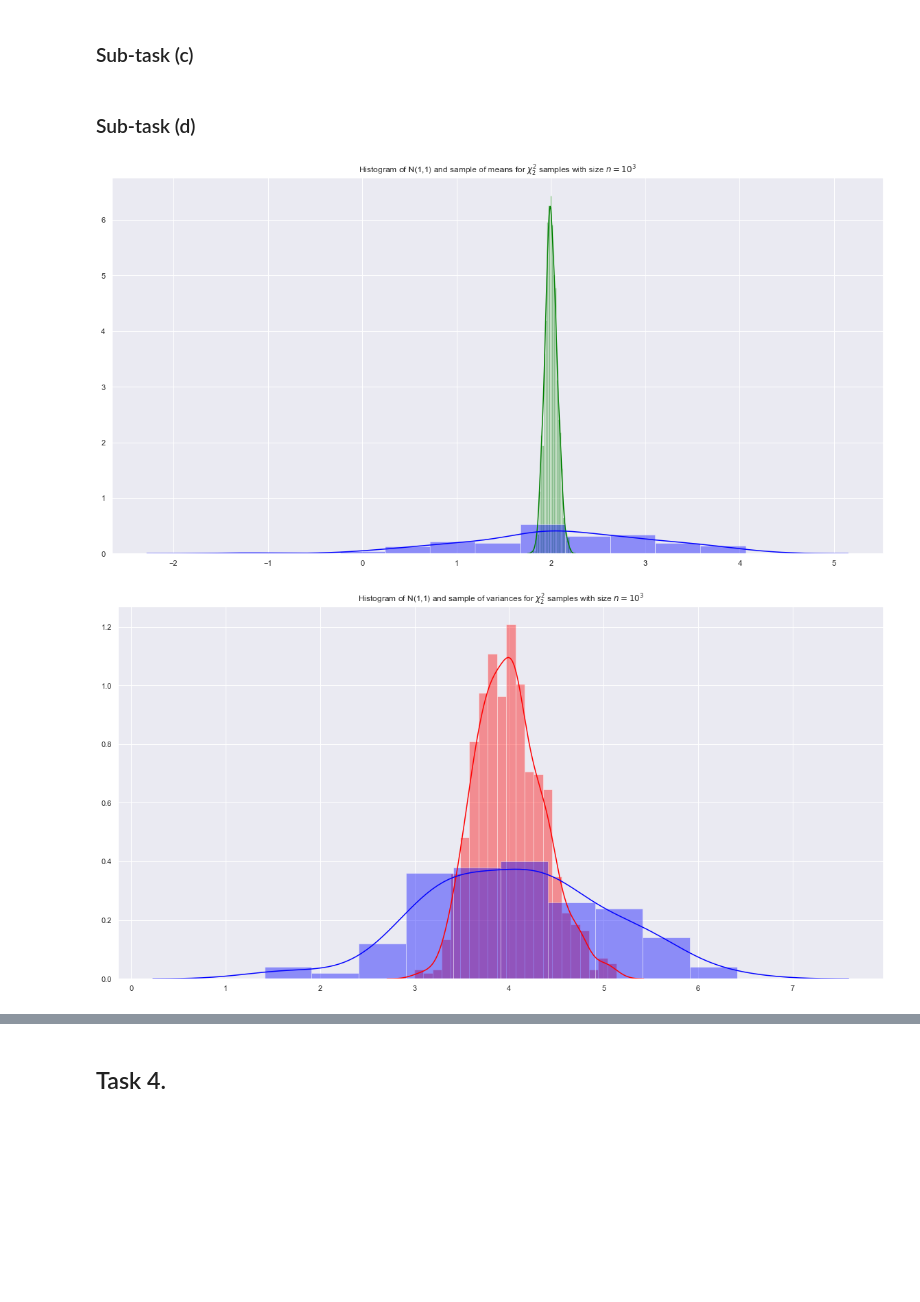
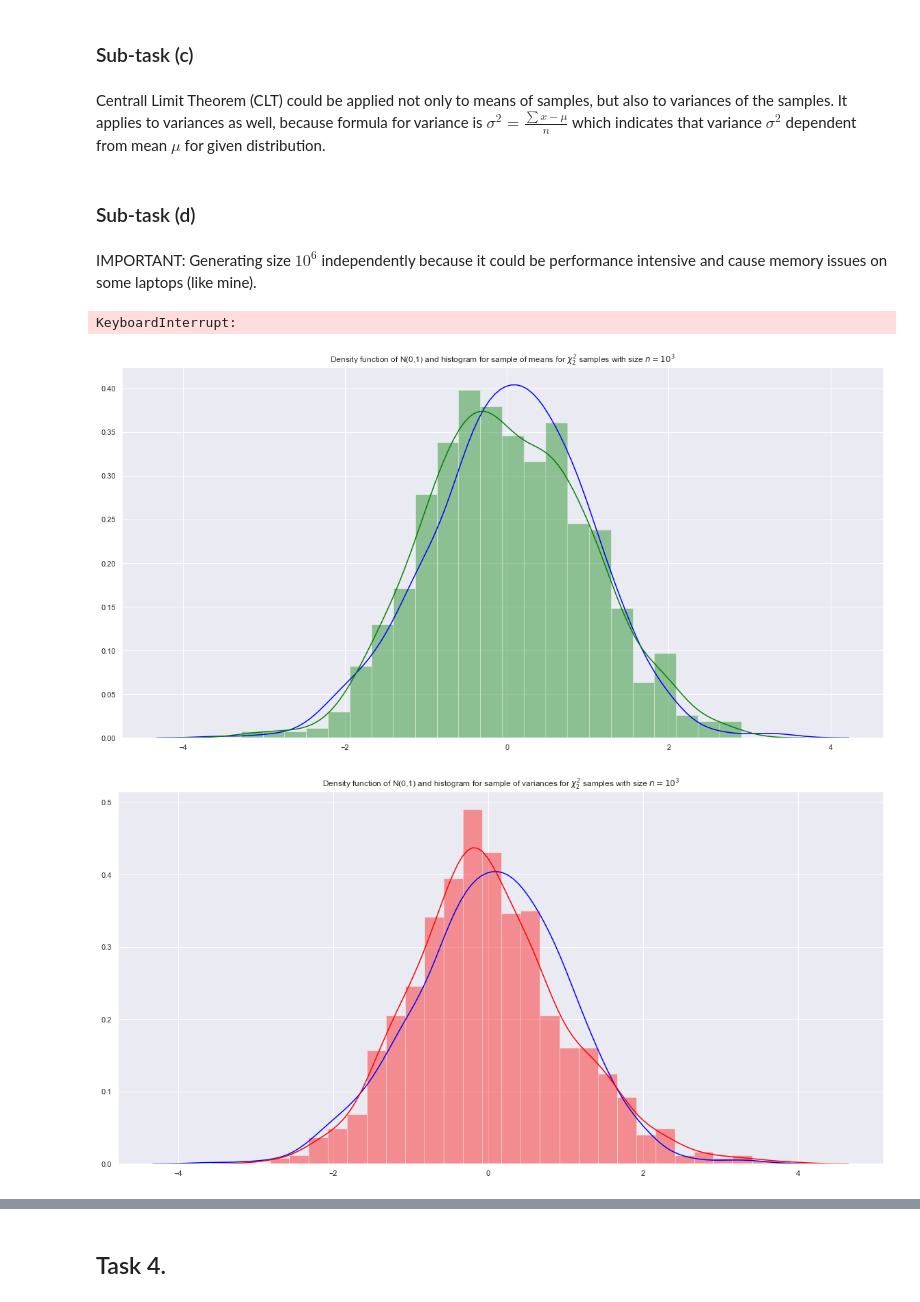
Before and after one commit to kai-wren/Statistic, a Jupyter notebook: Assignment1.ipynb, the cells around one changed output, grey strips where cells are left out. Drawn from its saved outputs; the diff is of its cells as text; code cells hidden in the pictures; blank space fills up the shorter version.

```diff
--- a/Assignment1.ipynb
+++ b/Assignment1.ipynb
@@ -280,5 +315,7 @@ TBD
 # %% [markdown]
 ### Sub-task (c)
+# %% [markdown]
+Centrall Limit Theorem (CLT) could be applied not only to means of samples, but also to variances of the samples. It applies to variances as well, because formula for variance is $\sigma^2 = \frac{\sum x - \mu}{n}$ which indicates that variance $\sigma^2$ dependent from mean $\mu$ for given distribution.
 # %% [markdown]
 ### Sub-task (d)
 # %%
@@ -304,30 +339,45 @@ for i in range(start, b, step):
+# %% [markdown]
+IMPORTANT: Generating size $10^6$ independently because it could be performance intensive and cause memory issues on some laptops (like mine).
+# %%
+d3_10_6={}
+
+for i in range(start, b, step):
+    d = np.random.chisquare(df, n_10_6)
+    d3_10_6['i'+str(i)] = d, i, np.mean(d), np.var(d)
+# %% [output]
+KeyboardInterrupt:
 # %%
 nList=[]
 meanList_10_3=[]
 varList_10_3=[]
 for item in d3_10_3:
     _, n, mean, var = d3_10_3[item]
     nList.append(n)
     meanList_10_3.append(mean)
     varList_10_3.append(var)
 
-dnormMean = np.random.normal(np.mean(meanList_10_3), 1, 100)
-dnormVar = np.random.normal(np.mean(varList_10_3), 1, 100)
+dnorm = np.random.normal(0, 1, n_10_3)
+
+array = np.array(meanList_10_3)
+meanListNorm = (array - np.mean(array))/ np.std(array)
+
+array = np.array(varList_10_3)
+varListNorm = (array - np.mean(array))/ np.std(array)
 
 plt.figure(figsize=(20,10))
-sns.distplot(meanList_10_3, color='green')
-sns.distplot(dnormMean, color='blue')
-plt.title('Histogram of N(1,1) and sample of means for $\chi^2_2$ samples with size $n=10^3$')
+sns.distplot(dnorm, color='blue', hist=False)
+sns.distplot(meanListNorm, color='green')
+plt.title('Density function of N(0,1) and histogram for sample of means for $\chi^2_2$ samples with size $n=10^3$')
 plt.show()
 
 plt.figure(figsize=(20,10))
-sns.distplot(varList_10_3, color='red')
-sns.distplot(dnormVar, color='blue')
-plt.title('Histogram of N(1,1) and sample of variances for $\chi^2_2$ samples with size $n=10^3$')
+sns.distplot(dnorm, color='blue', hist=False)
+sns.distplot(varListNorm, color='red')
+plt.title('Density function of N(0,1) and histogram for sample of variances for $\chi^2_2$ samples with size $n=10^3$')
 plt.show()
 # %% [output]
-[figure, old version]
+[figure, new version]
-[figure, old version]
+[figure, new version]
 # %%
 nList=[]
 meanList_10_4=[]
```
Also changed, not shown: parts of 29 cells of this notebook.
